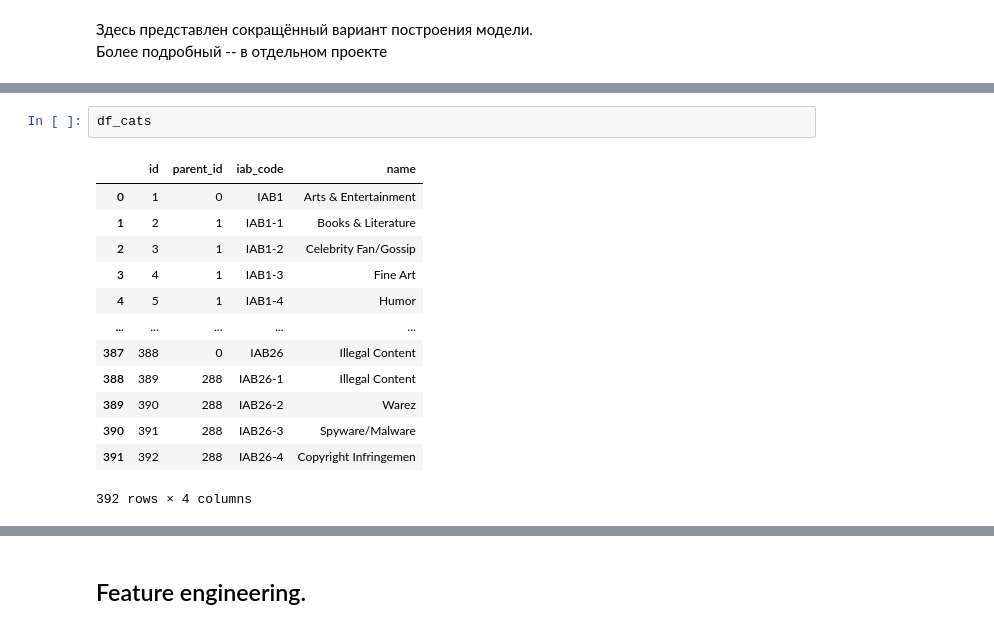
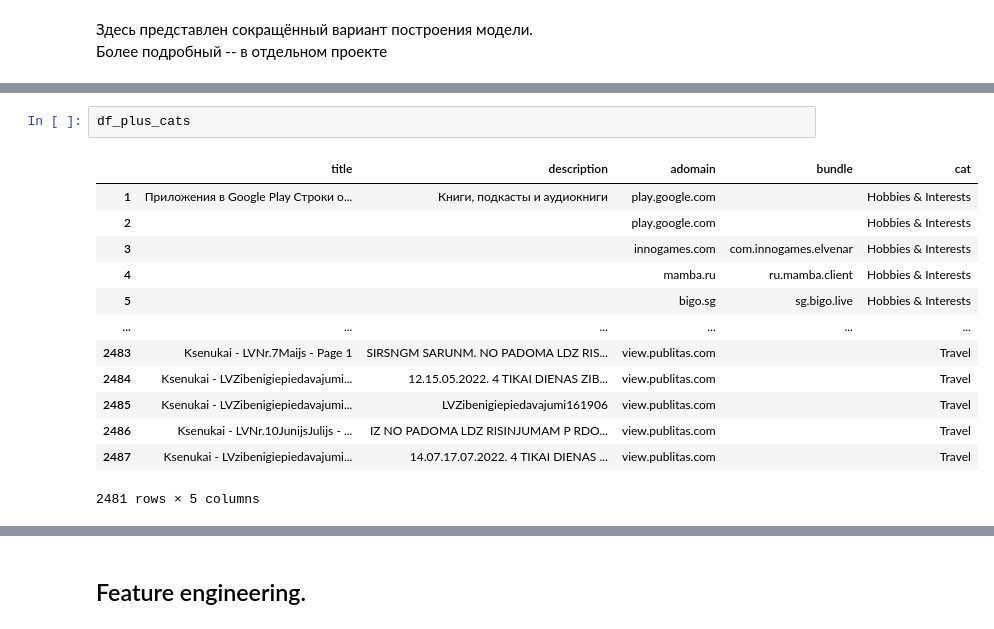
Before and after one commit to Dandarian/ad-creatives-classification-production, a Jupyter notebook: notebooks/data_transformation_and_model_training.ipynb, the cells around one changed output, grey strips where cells are left out. Drawn from its saved outputs; the diff is of its cells as text.

```diff
--- a/notebooks/data_transformation_and_model_training.ipynb
+++ b/notebooks/data_transformation_and_model_training.ipynb
@@ -63,16 +82,16 @@ df_plus_cats_cleaned_casino2
-# %%
-df_cats
-# %% [output]
-|  | id | parent_id | iab_code | name |
-| 0 | 1 | 0 | IAB1 | Arts & Entertainment |
-| 1 | 2 | 1 | IAB1-1 | Books & Literature |
-| 2 | 3 | 1 | IAB1-2 | Celebrity Fan/Gossip |
-| 3 | 4 | 1 | IAB1-3 | Fine Art |
-| 4 | 5 | 1 | IAB1-4 | Humor |
-| ... | ... | ... | ... | ... |
-| 387 | 388 | 0 | IAB26 | Illegal Content |
-| 388 | 389 | 288 | IAB26-1 | Illegal Content |
-| 389 | 390 | 288 | IAB26-2 | Warez |
-| 390 | 391 | 288 | IAB26-3 | Spyware/Malware |
-| 391 | 392 | 288 | IAB26-4 | Copyright Infringemen |
-392 rows × 4 columns
+# %%
+df_plus_cats
+# %% [output]
+|  | title | description | adomain | bundle | cat |
+| 1 | Приложения в Google Play Строки о... | Книги, подкасты и аудиокниги | play.google.com |  | Hobbies & Interests |
+| 2 |  |  | play.google.com |  | Hobbies & Interests |
+| 3 |  |  | innogames.com | com.innogames.elvenar | Hobbies & Interests |
+| 4 |  |  | mamba.ru | ru.mamba.client | Hobbies & Interests |
+| 5 |  |  | bigo.sg | sg.bigo.live | Hobbies & Interests |
+| ... | ... | ... | ... | ... | ... |
+| 2483 | Ksenukai - LVNr.7Maijs - Page 1 | SIRSNGM SARUNM. NO PADOMA LDZ RIS... | view.publitas.com |  | Travel |
+| 2484 | Ksenukai - LVZibenigiepiedavajumi... | 12.15.05.2022. 4 TIKAI DIENAS ZIB... | view.publitas.com |  | Travel |
+| 2485 | Ksenukai - LVZibenigiepiedavajumi... | LVZibenigiepiedavajumi161906 | view.publitas.com |  | Travel |
+| 2486 | Ksenukai - LVNr.10JunijsJulijs - ... | IZ NO PADOMA LDZ RISINJUMAM P RDO... | view.publitas.com |  | Travel |
+| 2487 | Ksenukai - LVzibenigiepiedavajumi... | 14.07.17.07.2022. 4 TIKAI DIENAS ... | view.publitas.com |  | Travel |
+2481 rows × 5 columns
```
Also changed, not shown: parts of 61 cells of this notebook.
